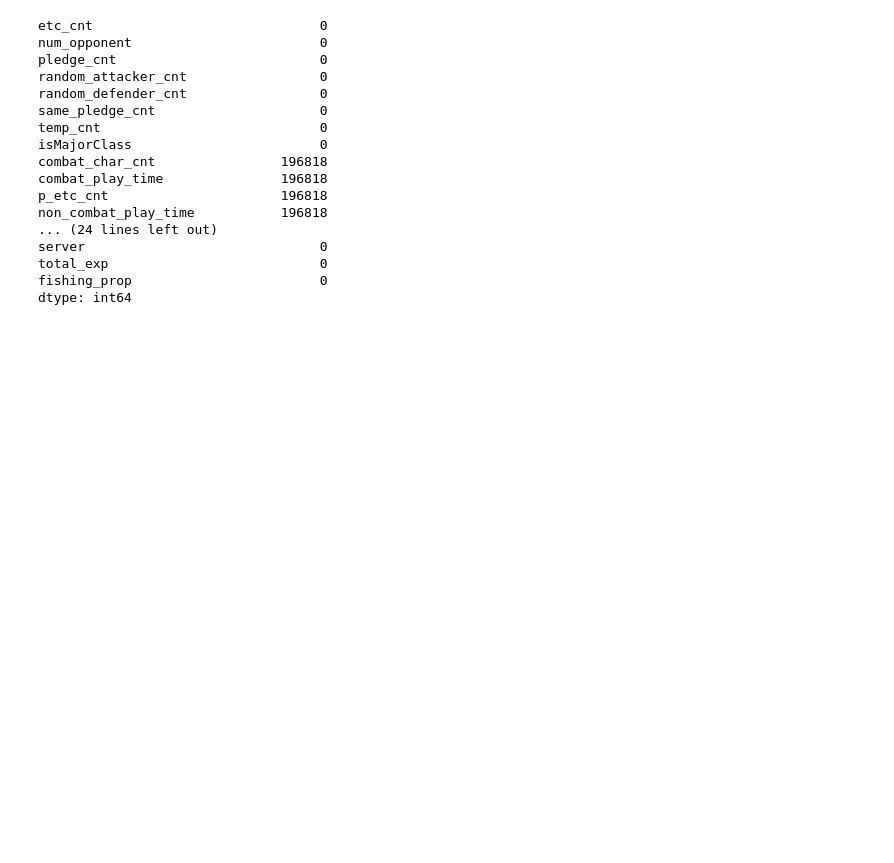
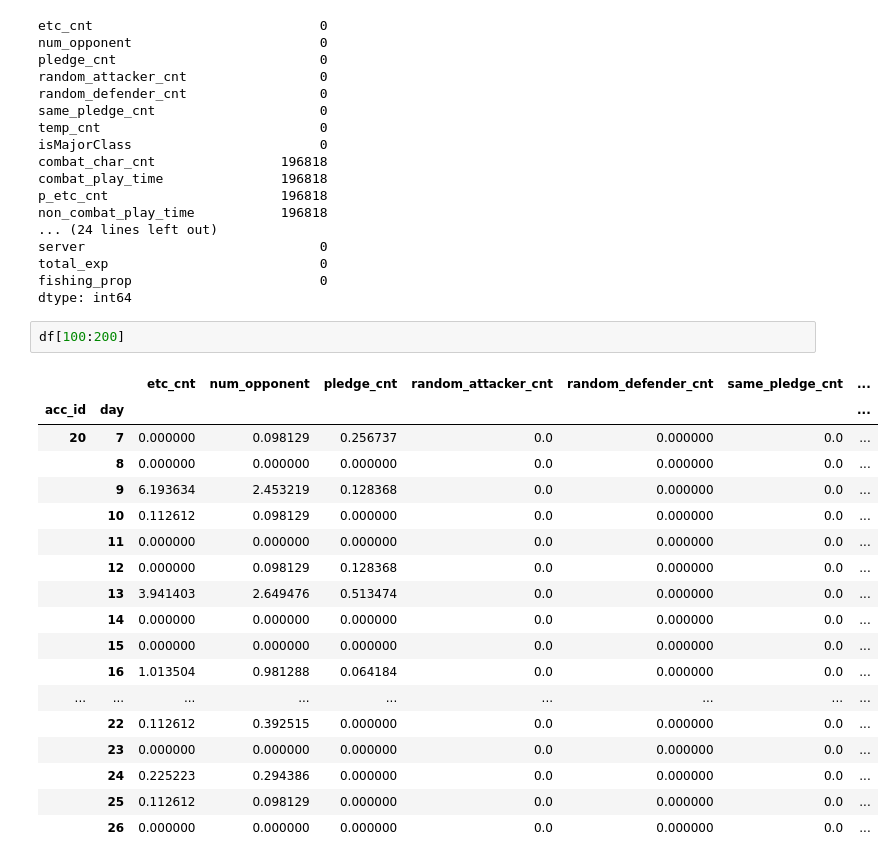
Before and after one commit to mullin-2019bigcontest/Mullin, a Jupyter notebook: Feature_Engineering.ipynb, the cells around one changed output. Saved outputs shown, nothing was run; the diff lists cells and outputs as text; blank space fills up the shorter version.

```diff
--- a/Feature_Engineering.ipynb
+++ b/Feature_Engineering.ipynb
@@ -435,3 +435,24 @@ server                              0
 total_exp                           0
 fishing_prop                        0
 dtype: int64
+# %%
+df[100:200]
+# %% [output]
+|  |  | etc_cnt | num_opponent | pledge_cnt | random_attacker_cnt | random_defender_cnt | same_pledge_cnt | ... |
+| acc_id | day |  |  |  |  |  |  | ... |
+| 20 | 7 | 0.000000 | 0.098129 | 0.256737 | 0.0 | 0.000000 | 0.0 | ... |
+|  | 8 | 0.000000 | 0.000000 | 0.000000 | 0.0 | 0.000000 | 0.0 | ... |
+|  | 9 | 6.193634 | 2.453219 | 0.128368 | 0.0 | 0.000000 | 0.0 | ... |
+|  | 10 | 0.112612 | 0.098129 | 0.000000 | 0.0 | 0.000000 | 0.0 | ... |
+|  | 11 | 0.000000 | 0.000000 | 0.000000 | 0.0 | 0.000000 | 0.0 | ... |
+|  | 12 | 0.000000 | 0.098129 | 0.128368 | 0.0 | 0.000000 | 0.0 | ... |
+|  | 13 | 3.941403 | 2.649476 | 0.513474 | 0.0 | 0.000000 | 0.0 | ... |
+|  | 14 | 0.000000 | 0.000000 | 0.000000 | 0.0 | 0.000000 | 0.0 | ... |
+|  | 15 | 0.000000 | 0.000000 | 0.000000 | 0.0 | 0.000000 | 0.0 | ... |
+|  | 16 | 1.013504 | 0.981288 | 0.064184 | 0.0 | 0.000000 | 0.0 | ... |
+| ... | ... | ... | ... | ... | ... | ... | ... | ... |
+|  | 22 | 0.112612 | 0.392515 | 0.000000 | 0.0 | 0.000000 | 0.0 | ... |
+|  | 23 | 0.000000 | 0.000000 | 0.000000 | 0.0 | 0.000000 | 0.0 | ... |
+|  | 24 | 0.225223 | 0.294386 | 0.000000 | 0.0 | 0.000000 | 0.0 | ... |
+|  | 25 | 0.112612 | 0.098129 | 0.000000 | 0.0 | 0.000000 | 0.0 | ... |
+|  | 26 | 0.000000 | 0.000000 | 0.000000 | 0.0 | 0.000000 | 0.0 | ... |
```
Also changed, not shown: parts of 1 cell of this notebook.
